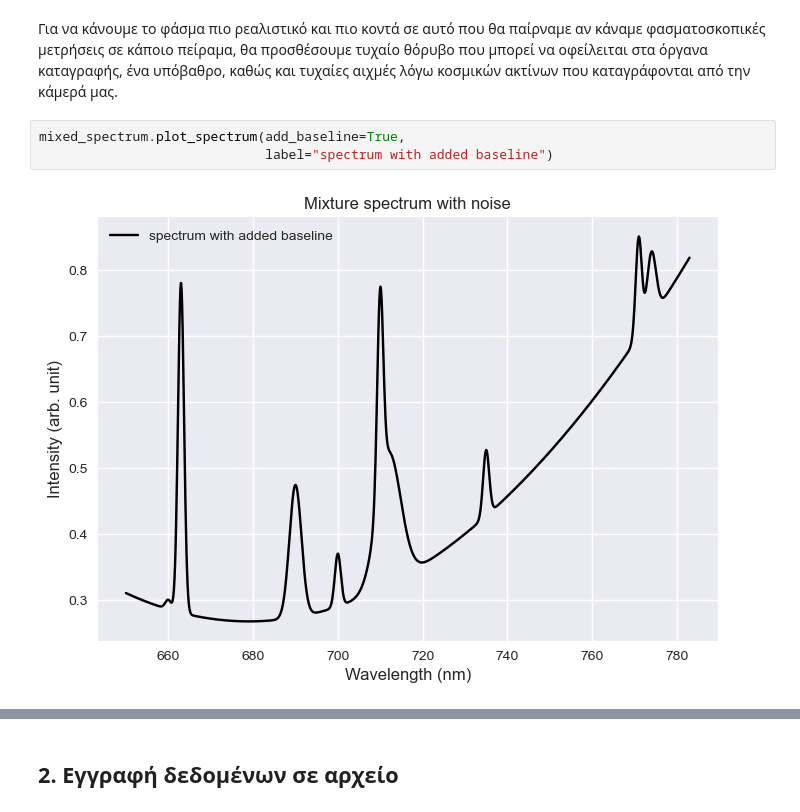
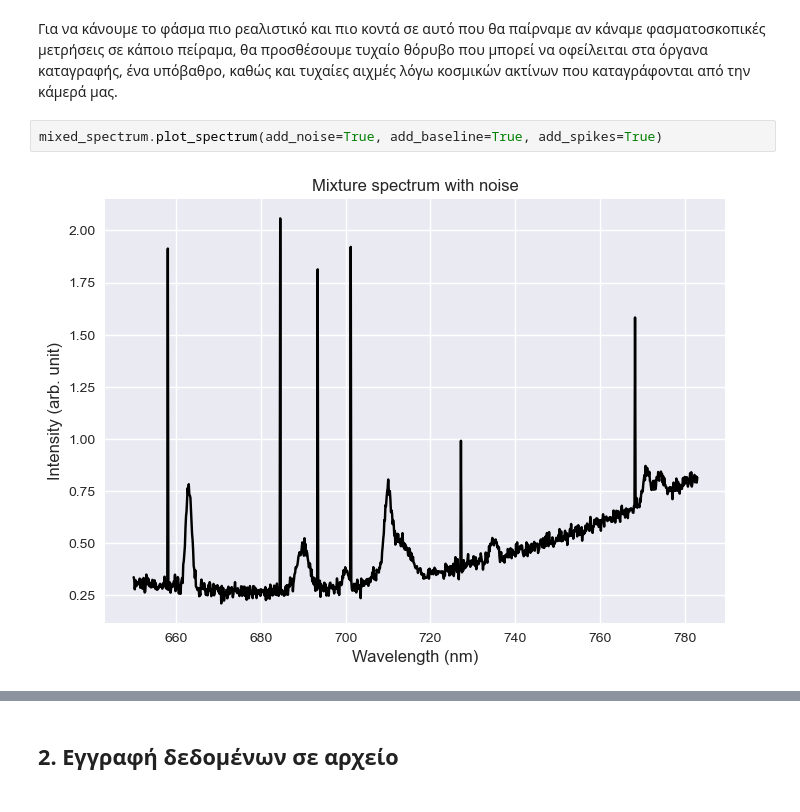
Before and after one commit to schanlar/python-UoC, a Jupyter notebook: 04.Physics_Project/Raman_spectroscopy/spectra/make_data.ipynb, the cells around one changed output, grey strips where cells are left out. Cells and saved outputs as stored; diff of their text form.

```diff
--- a/04.Physics_Project/Raman_spectroscopy/spectra/make_data.ipynb
+++ b/04.Physics_Project/Raman_spectroscopy/spectra/make_data.ipynb
@@ -42,7 +44,6 @@ mixed_spectrum.plot_spectrum()
 # %% [markdown]
 Για να κάνουμε το φάσμα πιο ρεαλιστικό και πιο κοντά σε αυτό που θα παίρναμε αν κάναμε φασματοσκοπικές μετρήσεις σε κάποιο πείραμα, θα προσθέσουμε τυχαίο θόρυβο που μπορεί να οφείλειται στα όργανα καταγραφής, ένα υπόβαθρο, καθώς και τυχαίες αιχμές λόγω κοσμικών ακτίνων που καταγράφονται από την κάμερά μας.
 # %%
-mixed_spectrum.plot_spectrum(add_baseline=True,
-                             label="spectrum with added baseline")
+mixed_spectrum.plot_spectrum(add_noise=True, add_baseline=True, add_spikes=True)
 # %% [output]
-[figure, old version]
+[figure, new version]
```
Also changed, not shown: parts of 4 cells of this notebook.
